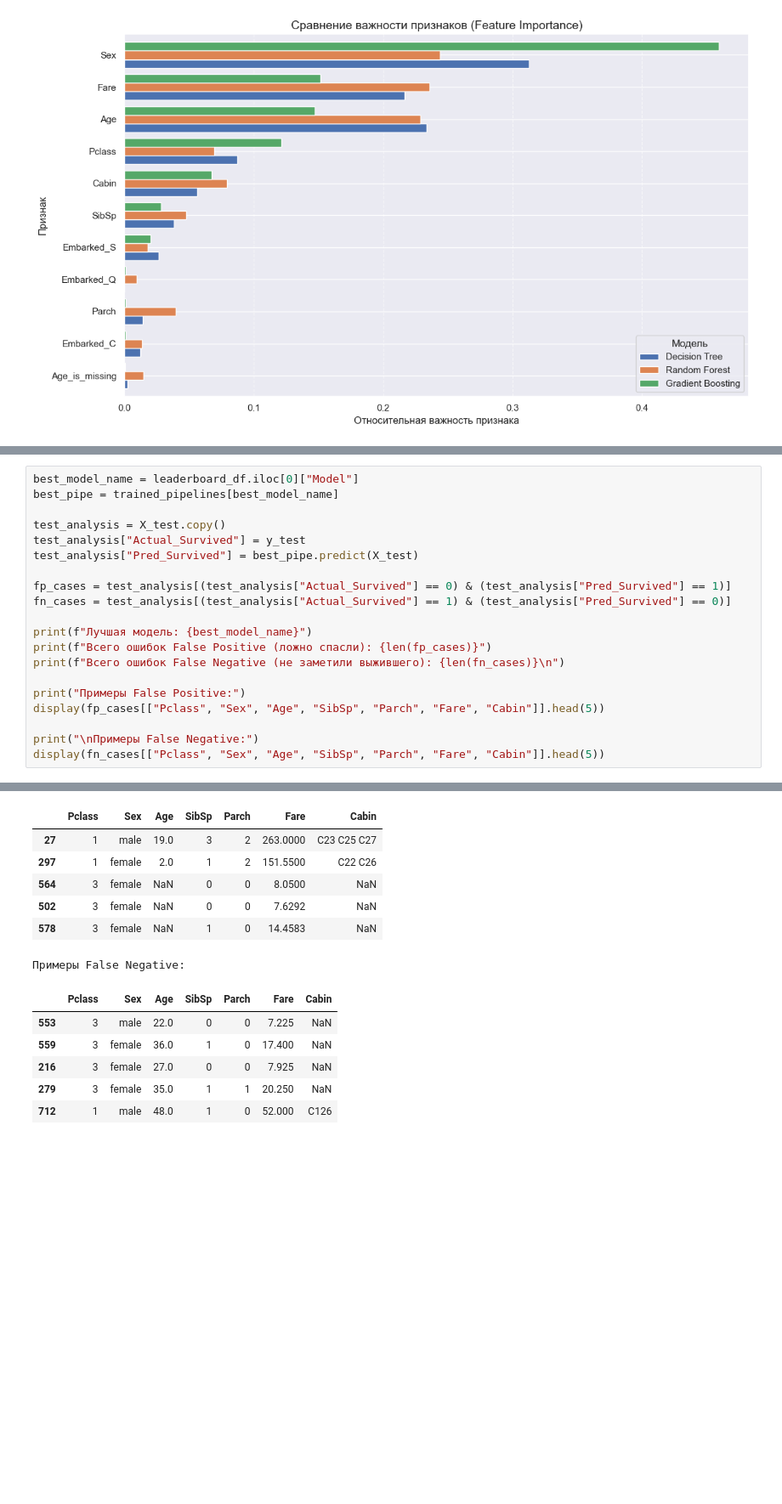
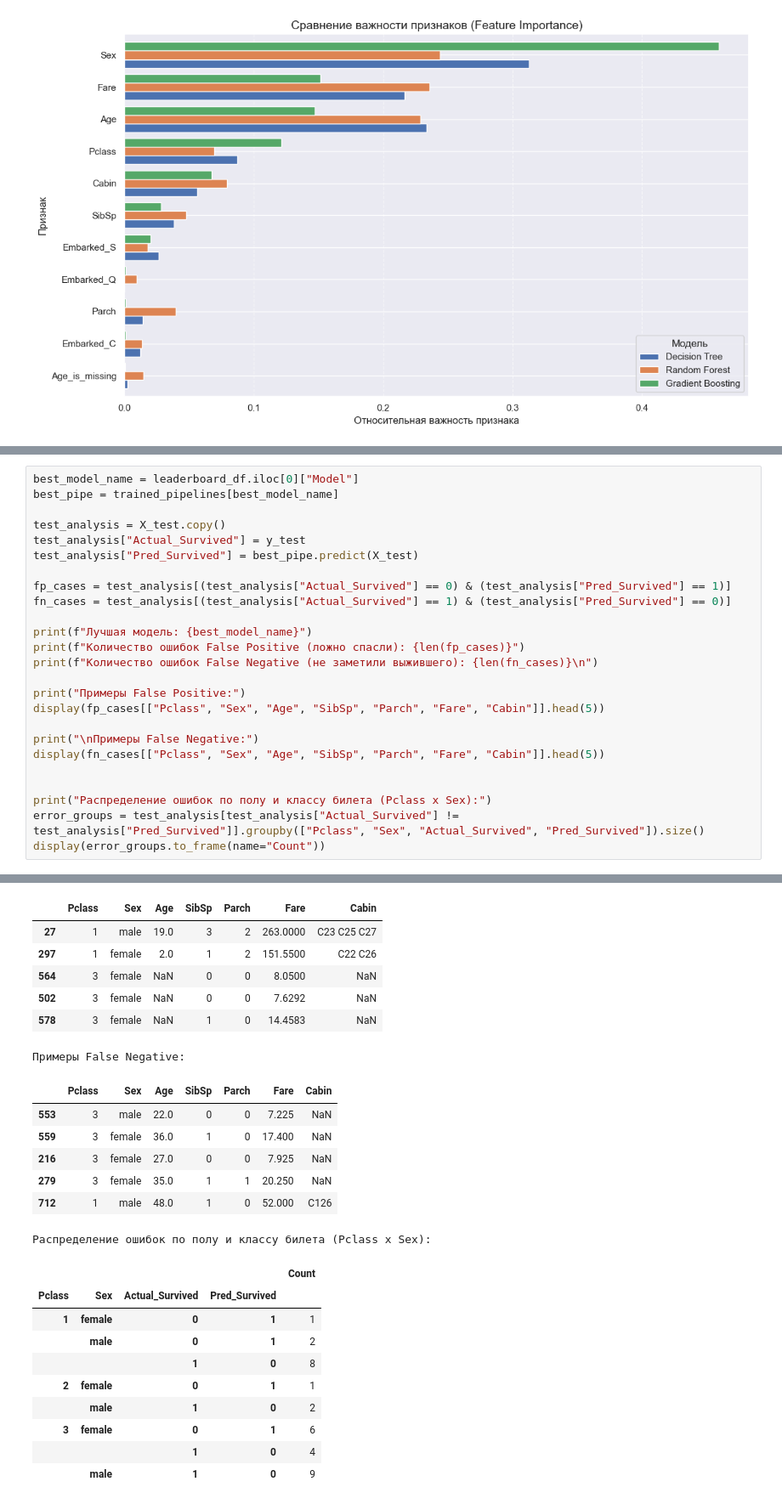
Before and after one commit to CerN04/ml_course_mai, a Jupyter notebook: classification/lab2_ml.ipynb, the cells around one changed output, grey strips where cells are left out. Shown at 85% size. Cells and saved outputs as stored; diff of their text form; blank space fills up the shorter version.

Commit message:
Add analysis, hyperparameters for models in progress

```diff
--- a/classification/lab2_ml.ipynb
+++ b/classification/lab2_ml.ipynb
@@ -312,13 +340,18 @@ fp_cases = test_analysis[(test_analysis["Actual_Survived"] == 0) & (test_analysi
 fn_cases = test_analysis[(test_analysis["Actual_Survived"] == 1) & (test_analysis["Pred_Survived"] == 0)]
 
 print(f"Лучшая модель: {best_model_name}")
-print(f"Всего ошибок False Positive (ложно спасли): {len(fp_cases)}")
-print(f"Всего ошибок False Negative (не заметили выжившего): {len(fn_cases)}\n")
+print(f"Количество ошибок False Positive (ложно спасли): {len(fp_cases)}")
+print(f"Количество ошибок False Negative (не заметили выжившего): {len(fn_cases)}\n")
 
 print("Примеры False Positive:")
 display(fp_cases[["Pclass", "Sex", "Age", "SibSp", "Parch", "Fare", "Cabin"]].head(5))
 
 print("\nПримеры False Negative:")
 display(fn_cases[["Pclass", "Sex", "Age", "SibSp", "Parch", "Fare", "Cabin"]].head(5))
+
+
+print("Распределение ошибок по полу и классу билета (Pclass x Sex):")
+error_groups = test_analysis[test_analysis["Actual_Survived"] != test_analysis["Pred_Survived"]].groupby(["Pclass", "Sex", "Actual_Survived", "Pred_Survived"]).size()
+display(error_groups.to_frame(name="Count"))
 # %% [output]
 Лучшая модель: SVM
@@ -327,15 +360,26 @@ display(fn_cases[["Pclass", "Sex", "Age", "SibSp", "Parch", "Fare", "Cabin"]].he
 
 Примеры False Positive:
 |  | Pclass | Sex | Age | SibSp | Parch | Fare | Cabin |
 | 27 | 1 | male | 19.0 | 3 | 2 | 263.0000 | C23 C25 C27 |
 | 297 | 1 | female | 2.0 | 1 | 2 | 151.5500 | C22 C26 |
 | 564 | 3 | female | NaN | 0 | 0 | 8.0500 | NaN |
 | 502 | 3 | female | NaN | 0 | 0 | 7.6292 | NaN |
 | 578 | 3 | female | NaN | 1 | 0 | 14.4583 | NaN |
 Примеры False Negative:
 |  | Pclass | Sex | Age | SibSp | Parch | Fare | Cabin |
 | 553 | 3 | male | 22.0 | 0 | 0 | 7.225 | NaN |
 | 559 | 3 | female | 36.0 | 1 | 0 | 17.400 | NaN |
 | 216 | 3 | female | 27.0 | 0 | 0 | 7.925 | NaN |
 | 279 | 3 | female | 35.0 | 1 | 1 | 20.250 | NaN |
 | 712 | 1 | male | 48.0 | 1 | 0 | 52.000 | C126 |
+Распределение ошибок по полу и классу билета (Pclass x Sex):
+|  |  |  |  | Count |
+| Pclass | Sex | Actual_Survived | Pred_Survived |  |
+| 1 | female | 0 | 1 | 1 |
+|  | male | 0 | 1 | 2 |
+|  |  | 1 | 0 | 8 |
+| 2 | female | 0 | 1 | 1 |
+|  | male | 1 | 0 | 2 |
+| 3 | female | 0 | 1 | 6 |
+|  |  | 1 | 0 | 4 |
+|  | male | 1 | 0 | 9 |
```
Also changed, not shown: parts of 11 cells of this notebook.
